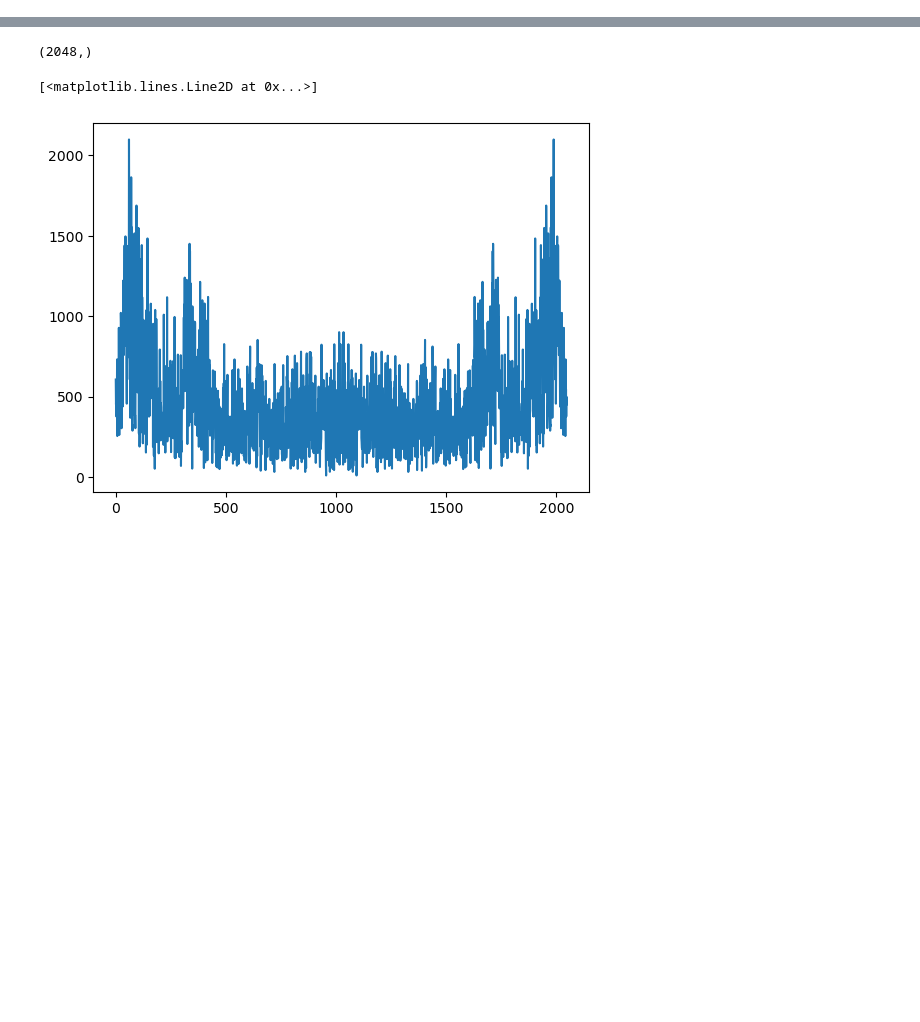
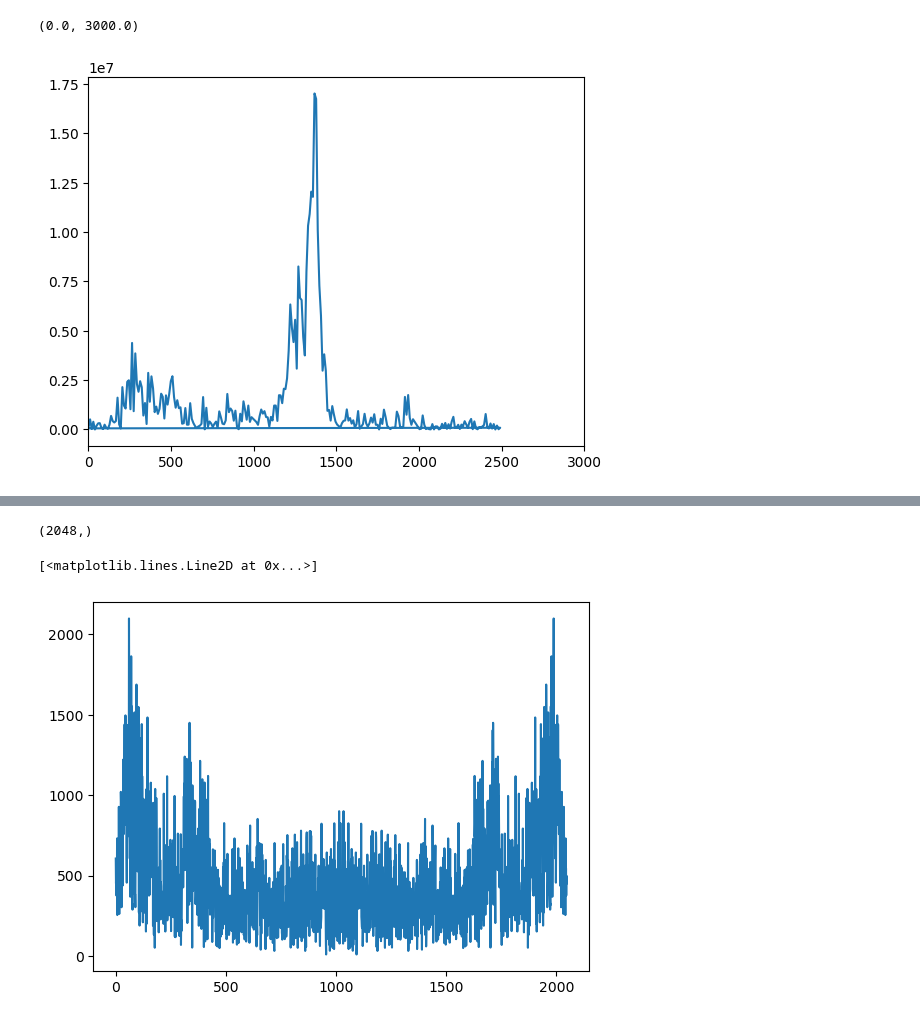
Before and after one commit to dmochow/fus, a Jupyter notebook: code/read_mrs.ipynb, the cells around one changed output, grey strips where cells are left out. Cells and saved outputs as stored; diff of their text form; code cells hidden in the pictures; blank space fills up the shorter version.

```diff
--- a/code/read_mrs.ipynb
+++ b/code/read_mrs.ipynb
@@ -44,0 +38,14 @@ plt.plot(data[0,0,0,:])
+# %%
+fid = data[:,2]
+
+# compute the power spectrum
+power = np.abs(np.fft.fft(fid))**2
+# %%
+# plot power spectrum
+import matplotlib.pyplot as plt
+freqs = np.fft.fftfreq(len(fid),1/5000)
+plt.plot(freqs,power)
+plt.xlim([0,3000])
+# %% [output]
+(0.0, 3000.0)
+[figure, added]
```
Also changed, not shown: parts of 10 cells of this notebook, 2 other files.
